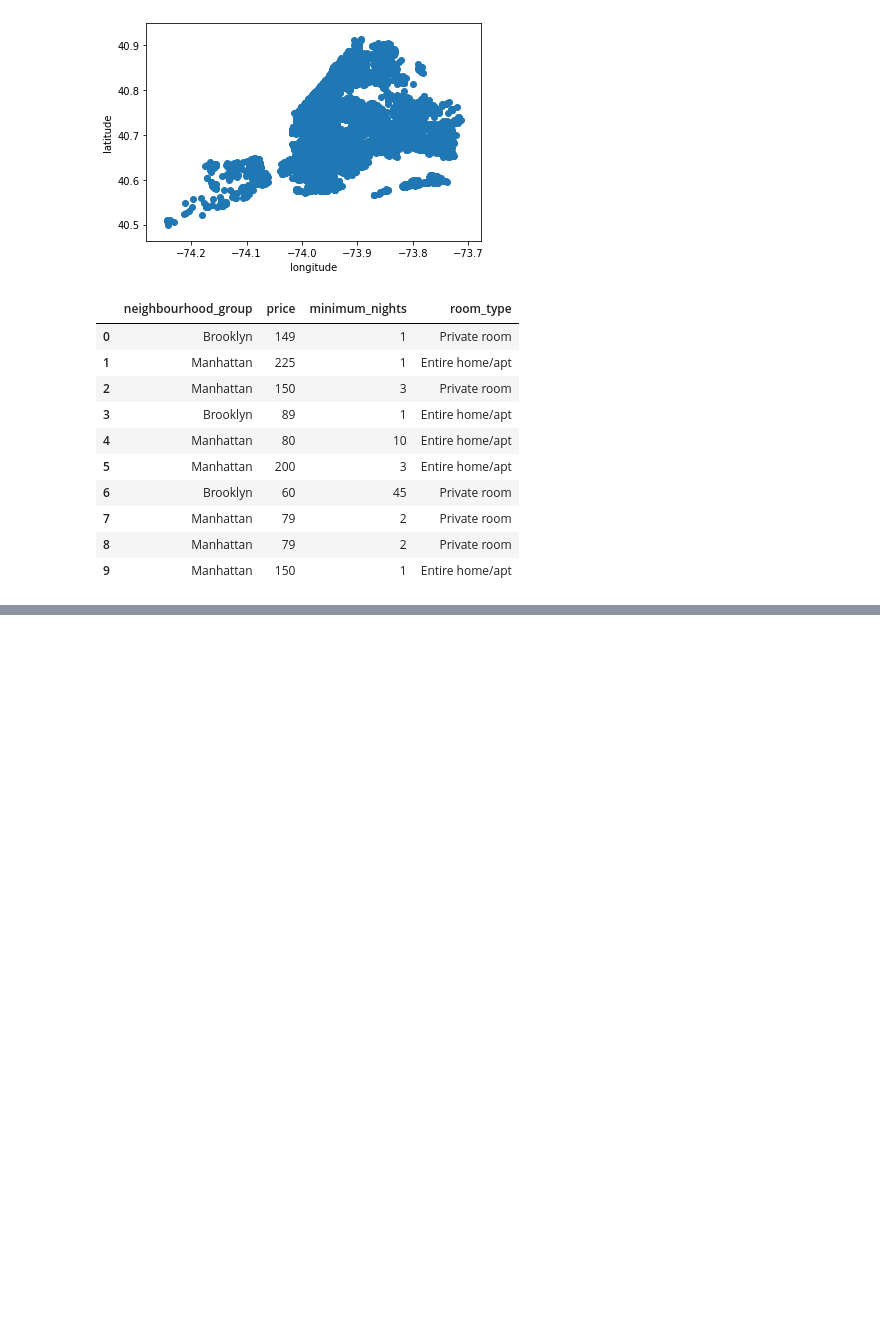
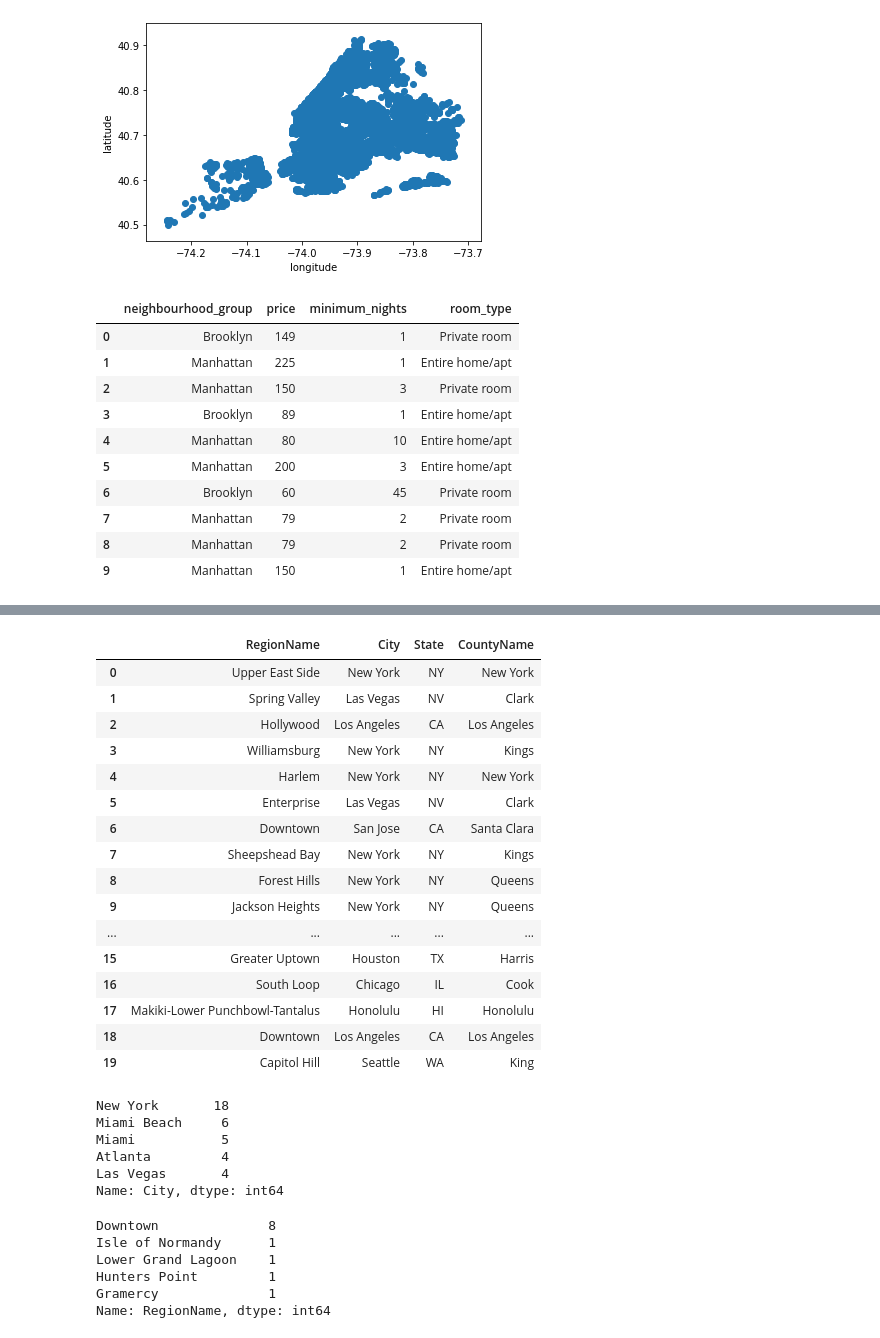
Before and after one commit to mkim5068/project1, a Jupyter notebook: project.ipynb, the cells around one changed output, grey strips where cells are left out. Drawn from its saved outputs; the diff is of its cells as text; code cells hidden in the pictures; blank space fills up the shorter version.

```diff
--- a/project.ipynb
+++ b/project.ipynb
@@ -122,0 +167,45 @@ airbnb_df[["neighbourhood_group", "price","minimum_nights","room_type"]].head(10
+# %%
+# Reorganizing the columns using double brackets
+df = df[["RegionName","City","State","CountyName"]]
+
+df.head(20)
+# %% [output]
+|  | RegionName | City | State | CountyName |
+| 0 | Upper East Side | New York | NY | New York |
+| 1 | Spring Valley | Las Vegas | NV | Clark |
+| 2 | Hollywood | Los Angeles | CA | Los Angeles |
+| 3 | Williamsburg | New York | NY | Kings |
+| 4 | Harlem | New York | NY | New York |
+| 5 | Enterprise | Las Vegas | NV | Clark |
+| 6 | Downtown | San Jose | CA | Santa Clara |
+| 7 | Sheepshead Bay | New York | NY | Kings |
+| 8 | Forest Hills | New York | NY | Queens |
+| 9 | Jackson Heights | New York | NY | Queens |
+| ... | ... | ... | ... | ... |
+| 15 | Greater Uptown | Houston | TX | Harris |
+| 16 | South Loop | Chicago | IL | Cook |
+| 17 | Makiki-Lower Punchbowl-Tantalus | Honolulu | HI | Honolulu |
+| 18 | Downtown | Los Angeles | CA | Los Angeles |
+| 19 | Capitol Hill | Seattle | WA | King |
+# %%
+# Get neighbourhood_group data counts
+City_data = df["City"].value_counts()
+City_data.head()
+# %% [output]
+New York       18
+Miami Beach     6
+Miami           5
+Atlanta         4
+Las Vegas       4
+Name: City, dtype: int64
+# %%
+# Get neighbourhood data counts
+borough_data = df["RegionName"].value_counts()
+borough_data.head()
+# %% [output]
+Downtown              8
+Isle of Normandy      1
+Lower Grand Lagoon    1
+Hunters Point         1
+Gramercy              1
+Name: RegionName, dtype: int64
```
Also changed, not shown: parts of 7 cells of this notebook.
